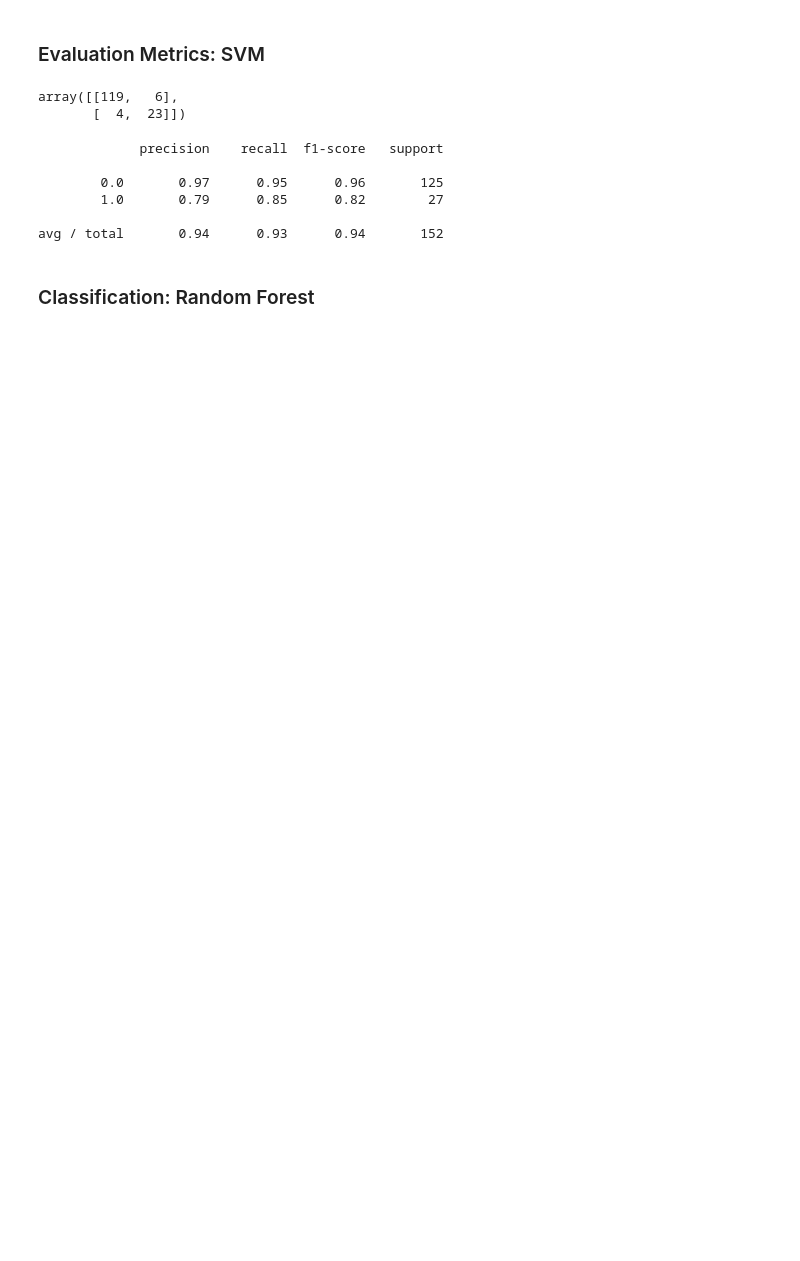
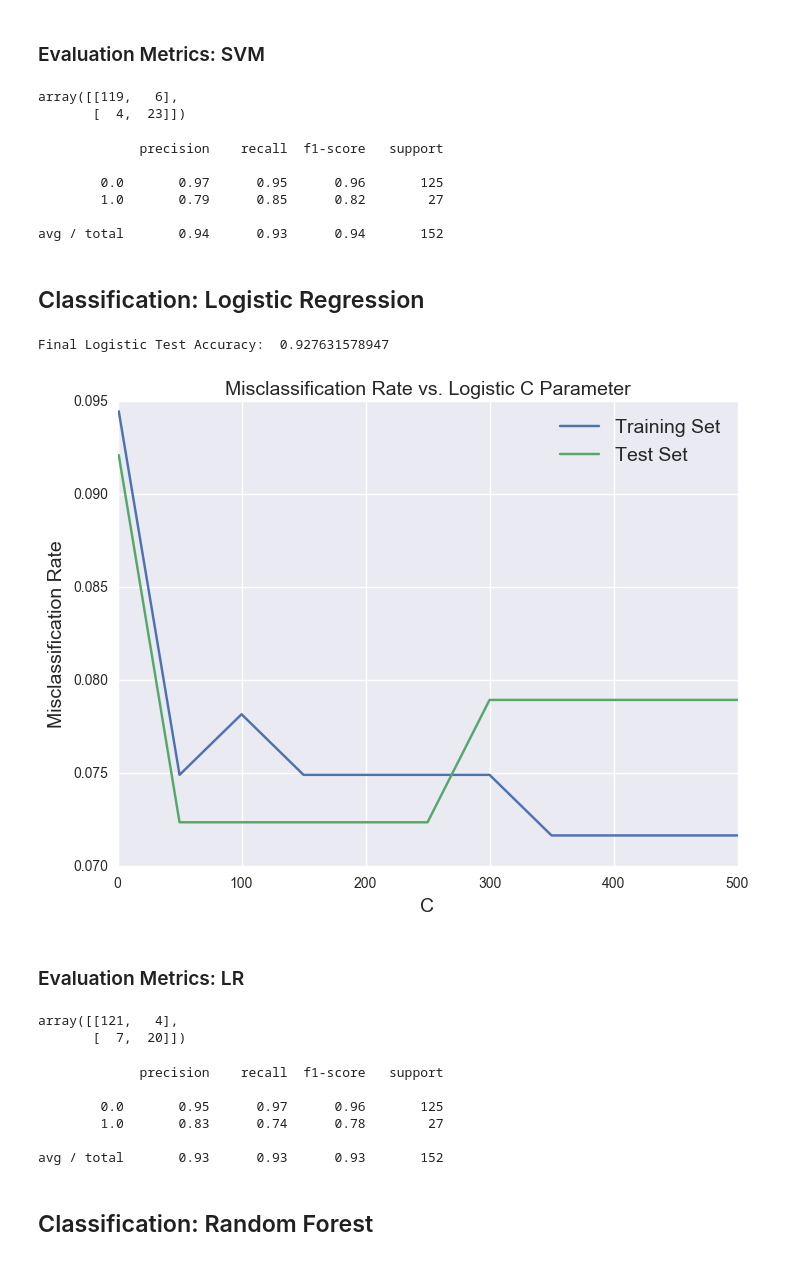
Before and after one commit to shouvikmani/Intelligent-Pothole-Detection, a Jupyter notebook: classification_road_conditions.ipynb, the cells around one changed output. Cells and saved outputs as stored; diff of their text form; code cells hidden in the pictures; blank space fills up the shorter version.

Commit message:
Added all other classification examples to compare to SVM

```diff
--- a/classification_road_conditions.ipynb
+++ b/classification_road_conditions.ipynb
@@ -23,13 +27,13 @@ goodRoadDF = pd.DataFrame()
 badRoadDF = pd.DataFrame()
 
 # Put all good road data into goodRoadDF
-for goodRoadIndex in xrange(1, numGoodTrips+1):
+for goodRoadIndex in range(1, numGoodTrips+1):
     goodRoadFilePath = dataDir + 'good%s_intervals.csv' % goodRoadIndex
     tripDF = pd.read_csv(goodRoadFilePath)
     goodRoadDF = goodRoadDF.append(tripDF)
 
 # Put all bad road data into badRoadDF
-for badRoadIndex in xrange(1, numBadTrips+1):
+for badRoadIndex in range(1, numBadTrips+1):
     badRoadFilePath = dataDir + 'bad%s_intervals.csv' % badRoadIndex
     tripDF = pd.read_csv(badRoadFilePath)
     badRoadDF = badRoadDF.append(tripDF)
@@ -42,8 +46,8 @@ badRoadDF.dropna(inplace=True)
 goodRoadDF.reset_index(drop=True, inplace=True)
 badRoadDF.reset_index(drop=True, inplace=True)
 
-print goodRoadDF.shape
-print badRoadDF.shape
+print (goodRoadDF.shape)
+print (badRoadDF.shape)
 badRoadDF.head()
 # %% [output]
 (373, 27)
@@ -124,5 +128,61 @@ print a
         1.0       0.79      0.85      0.82        27
 
 avg / total       0.94      0.93      0.94       152
+# %% [markdown]
+## Classification: Logistic Regression
+# %%
+Cs = [1, 50, 100, 150, 200, 250, 300, 350, 400, 450, 500]
+cvAccuracy = []
+trainMisclassRate = []
+testMisclassRate = []
+
+X_train, X_test, y_train, y_test = train_test_split(X, y, test_size=0.33, random_state=0)
+
+for c in Cs:
+    clf = LogisticRegression(C=c)
+    scores = cross_val_score(clf, X,y, cv=5)
+    cvAccuracy.append(np.mean(scores))
+    clf.fit(X_train,y_train)
+    y_fitted = clf.predict(X_train)
+    y_pred = clf.predict(X_test)
+    trainMisclassRate.append(np.mean(y_fitted!=y_train))
+    testMisclassRate.append(np.mean(y_pred!=y_test))
+
+plt.figure(figsize=(8,6))
+plt.plot(Cs, trainMisclassRate, label="Training Set")
+plt.plot(Cs, testMisclassRate, label="Test Set")
+plt.legend(loc='upper right', fontsize=14)
+plt.title('Misclassification Rate vs. Logistic C Parameter', fontsize=14)
+plt.xlabel('C', fontsize=14)
+plt.ylabel('Misclassification Rate', fontsize=14)
+
+# Final Logistic Classifier
+clf = LogisticRegression(C=250)
+clf.fit(X_train,y_train)
+y_pred = clf.predict(X_test)
+accuracy = np.mean(y_pred==y_test)
+print ("Final Logistic Test Accuracy: ", accuracy)
+# %% [output]
+Final Logistic Test Accuracy:  0.927631578947
+[figure, added]
+# %% [markdown]
+### Evaluation Metrics: LR
+# %%
+e = [1,2,3]
+b = [1,2,3]
+confusion_matrix(y_test, y_pred)
+# %% [output]
+array([[121,   4],
+       [  7,  20]])
+# %%
+a = classification_report(y_test, y_pred)
+print (a)
+# %% [output]
+             precision    recall  f1-score   support
+
+        0.0       0.95      0.97      0.96       125
+        1.0       0.83      0.74      0.78        27
+
+avg / total       0.93      0.93      0.93       152
 # %% [markdown]
-### Classification: Random Forest
+## Classification: Random Forest
```
Also changed, not shown: parts of 17 cells of this notebook.
